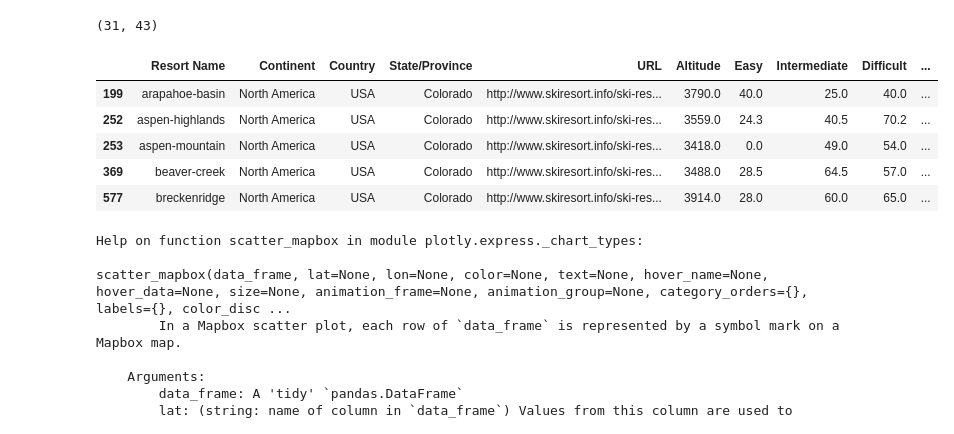
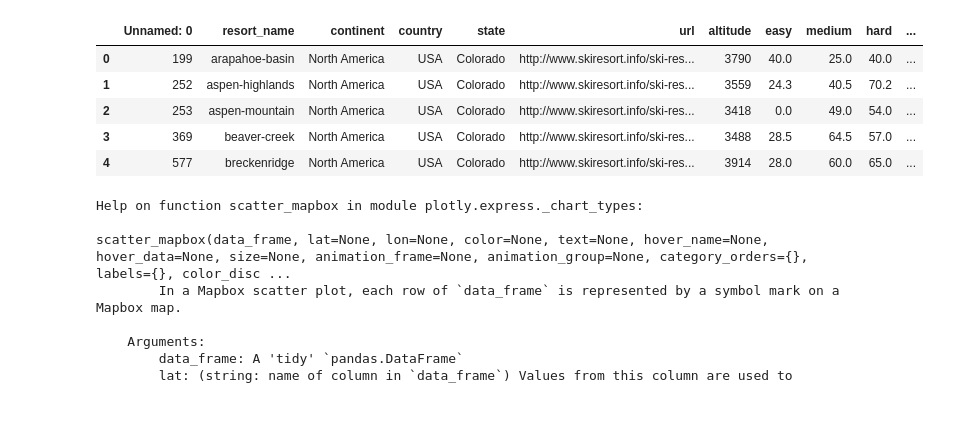
Before and after one commit to Filimoa/Karta, a Jupyter notebook: Karta.ipynb, the cells around one changed output. Cells and saved outputs as stored; diff of their text form; code cells hidden in the pictures.

```diff
--- a/Karta.ipynb
+++ b/Karta.ipynb
@@ -12,20 +12,16 @@ pd.set_option('display.max_columns', None)
 # create a super simple demo for colorado
 #
 # %%
-df = pd.read_csv('skiResort.csv', encoding = "ISO-8859-1")
+df = pd.read_csv('skiCo.csv', encoding = "ISO-8859-1")
 
-df = df[df['State/Province'] == 'Colorado']
-
-print(df.shape)
 display(df.head())
 # %% [output]
-(31, 43)
-|  | Resort Name | Continent | Country | State/Province | URL | Altitude | Easy | Intermediate | Difficult | ... |
-| 199 | arapahoe-basin | North America | USA | Colorado | http://www.skiresort.info/ski-res... | 3790.0 | 40.0 | 25.0 | 40.0 | ... |
-| 252 | aspen-highlands | North America | USA | Colorado | http://www.skiresort.info/ski-res... | 3559.0 | 24.3 | 40.5 | 70.2 | ... |
-| 253 | aspen-mountain | North America | USA | Colorado | http://www.skiresort.info/ski-res... | 3418.0 | 0.0 | 49.0 | 54.0 | ... |
-| 369 | beaver-creek | North America | USA | Colorado | http://www.skiresort.info/ski-res... | 3488.0 | 28.5 | 64.5 | 57.0 | ... |
-| 577 | breckenridge | North America | USA | Colorado | http://www.skiresort.info/ski-res... | 3914.0 | 28.0 | 60.0 | 65.0 | ... |
+|  | Unnamed: 0 | resort_name | continent | country | state | url | altitude | easy | medium | hard | ... |
+| 0 | 199 | arapahoe-basin | North America | USA | Colorado | http://www.skiresort.info/ski-res... | 3790 | 40.0 | 25.0 | 40.0 | ... |
+| 1 | 252 | aspen-highlands | North America | USA | Colorado | http://www.skiresort.info/ski-res... | 3559 | 24.3 | 40.5 | 70.2 | ... |
+| 2 | 253 | aspen-mountain | North America | USA | Colorado | http://www.skiresort.info/ski-res... | 3418 | 0.0 | 49.0 | 54.0 | ... |
+| 3 | 369 | beaver-creek | North America | USA | Colorado | http://www.skiresort.info/ski-res... | 3488 | 28.5 | 64.5 | 57.0 | ... |
+| 4 | 577 | breckenridge | North America | USA | Colorado | http://www.skiresort.info/ski-res... | 3914 | 28.0 | 60.0 | 65.0 | ... |
 # %%
 help(px.scatter_mapbox)
 # %% [output]
```
Also changed, not shown: 1 other file.
